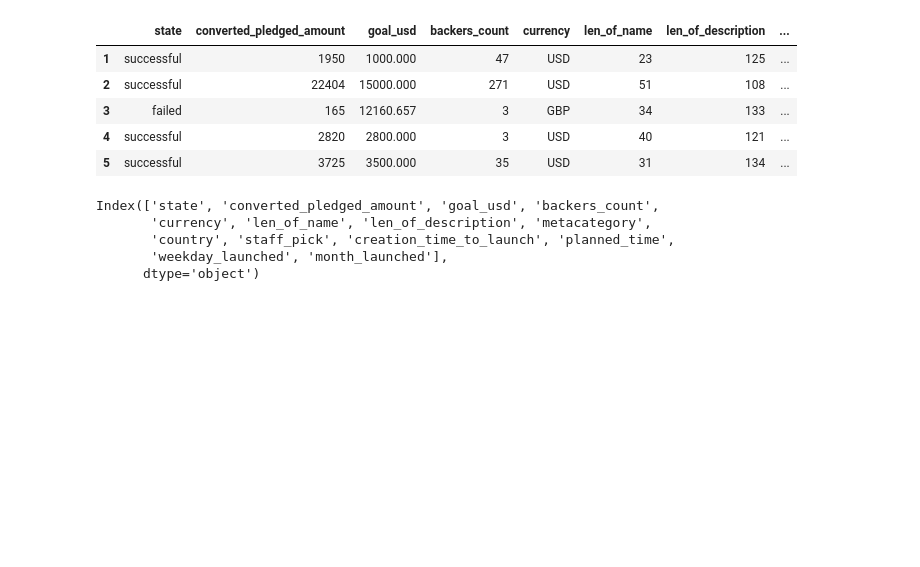
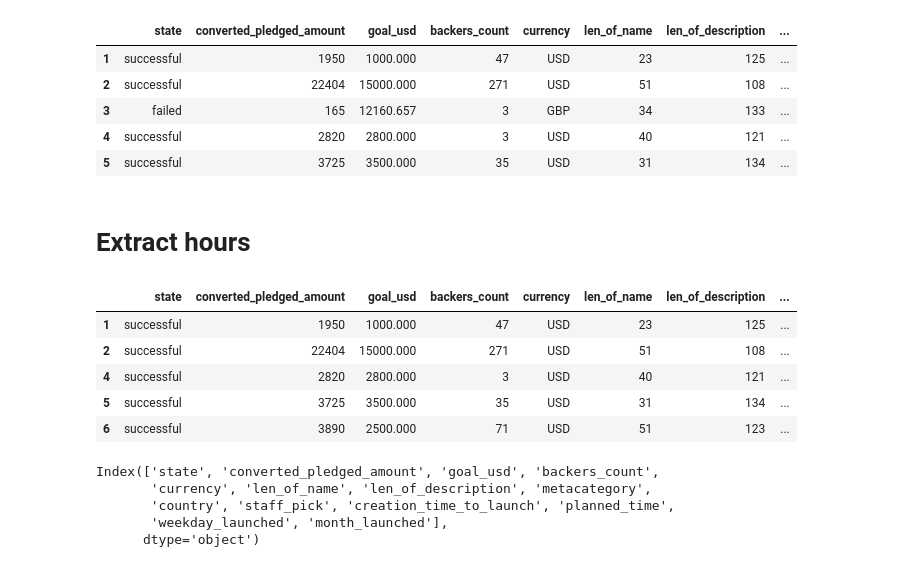
Before and after one commit to fabwerk90/Kickstarter---Project-Success-Prediction, a Jupyter notebook: Feature Engineering.ipynb, the cells around one changed output. Saved outputs shown, nothing was run; the diff lists cells and outputs as text; code cells hidden in the pictures; blank space fills up the shorter version.

```diff
--- a/Feature Engineering.ipynb
+++ b/Feature Engineering.ipynb
@@ -71,0 +80,4 @@ sns.countplot(x="state", data=df_encoded)
+# %%
+print(df_encoded.shape)
+df_encoded = df_encoded[df_encoded['country'].str.match('US')]
+df_encoded.shape
@@ -151,6 +166,71 @@ df_encoded.head()
 | 3 | failed | 165 | 12160.657 | 3 | GBP | 34 | 133 | ... |
 | 4 | successful | 2820 | 2800.000 | 3 | USD | 40 | 121 | ... |
 | 5 | successful | 3725 | 3500.000 | 35 | USD | 31 | 134 | ... |
+# %% [markdown]
+# Extract hours
+# %%
+df_encoded["hour_of_day"] = df_encoded["launched_at"].dt.hour
+df_encoded["hour_of_day"] = df_encoded["hour_of_day"].astype("str")
+
+df_encoded["hour_of_day"] = df_encoded["hour_of_day"].str.replace("23","a")
+df_encoded["hour_of_day"] = df_encoded["hour_of_day"].str.replace("22","b")
+df_encoded["hour_of_day"] = df_encoded["hour_of_day"].str.replace("21","c")
+df_encoded["hour_of_day"] = df_encoded["hour_of_day"].str.replace("20","d")
+df_encoded["hour_of_day"] = df_encoded["hour_of_day"].str.replace("19","e")
+df_encoded["hour_of_day"] = df_encoded["hour_of_day"].str.replace("18","f")
+df_encoded["hour_of_day"] = df_encoded["hour_of_day"].str.replace("17","g")
+df_encoded["hour_of_day"] = df_encoded["hour_of_day"].str.replace("16","h")
+df_encoded["hour_of_day"] = df_encoded["hour_of_day"].str.replace("15","i")
+df_encoded["hour_of_day"] = df_encoded["hour_of_day"].str.replace("14","j")
+df_encoded["hour_of_day"] = df_encoded["hour_of_day"].str.replace("13","k")
+df_encoded["hour_of_day"] = df_encoded["hour_of_day"].str.replace("12","l")
+df_encoded["hour_of_day"] = df_encoded["hour_of_day"].str.replace("11","m")
+df_encoded["hour_of_day"] = df_encoded["hour_of_day"].str.replace("10","n")
+df_encoded["hour_of_day"] = df_encoded["hour_of_day"].str.replace("9","o")
+df_encoded["hour_of_day"] = df_encoded["hour_of_day"].str.replace("8","p")
+df_encoded["hour_of_day"] = df_encoded["hour_of_day"].str.replace("7","q")
+df_encoded["hour_of_day"] = df_encoded["hour_of_day"].str.replace("6","r")
+df_encoded["hour_of_day"] = df_encoded["hour_of_day"].str.replace("5","s")
+df_encoded["hour_of_day"] = df_encoded["hour_of_day"].str.replace("4","t")
+df_encoded["hour_of_day"] = df_encoded["hour_of_day"].str.replace("3","u")
+df_encoded["hour_of_day"] = df_encoded["hour_of_day"].str.replace("2","v")
+df_encoded["hour_of_day"] = df_encoded["hour_of_day"].str.replace("1","w")
+df_encoded["hour_of_day"] = df_encoded["hour_of_day"].str.replace("0","x")
+
+df_encoded["hour_of_day"] = df_encoded["hour_of_day"].str.replace("a","00:00")
+df_encoded["hour_of_day"] = df_encoded["hour_of_day"].str.replace("b","23:00")
+df_encoded["hour_of_day"] = df_encoded["hour_of_day"].str.replace("c","22:00")
+df_encoded["hour_of_day"] = df_encoded["hour_of_day"].str.replace("d","21:00")
+df_encoded["hour_of_day"] = df_encoded["hour_of_day"].str.replace("e","20:00")
+df_encoded["hour_of_day"] = df_encoded["hour_of_day"].str.replace("f","19:00")
+df_encoded["hour_of_day"] = df_encoded["hour_of_day"].str.replace("g","18:00")
+df_encoded["hour_of_day"] = df_encoded["hour_of_day"].str.replace("h","17:00")
+df_encoded["hour_of_day"] = df_encoded["hour_of_day"].str.replace("i","16:00")
+df_encoded["hour_of_day"] = df_encoded["hour_of_day"].str.replace("j","15:00")
+df_encoded["hour_of_day"] = df_encoded["hour_of_day"].str.replace("k","14:00")
+df_encoded["hour_of_day"] = df_encoded["hour_of_day"].str.replace("l","13:00")
+df_encoded["hour_of_day"] = df_encoded["hour_of_day"].str.replace("m","12:00")
+df_encoded["hour_of_day"] = df_encoded["hour_of_day"].str.replace("n","11:00")
+df_encoded["hour_of_day"] = df_encoded["hour_of_day"].str.replace("o","10:00")
+df_encoded["hour_of_day"] = df_encoded["hour_of_day"].str.replace("p","09:00")
+df_encoded["hour_of_day"] = df_encoded["hour_of_day"].str.replace("q","08:00")
+df_encoded["hour_of_day"] = df_encoded["hour_of_day"].str.replace("r","07:00")
+df_encoded["hour_of_day"] = df_encoded["hour_of_day"].str.replace("s","06:00")
+df_encoded["hour_of_day"] = df_encoded["hour_of_day"].str.replace("t","05:00")
+df_encoded["hour_of_day"] = df_encoded["hour_of_day"].str.replace("u","04:00")
+df_encoded["hour_of_day"] = df_encoded["hour_of_day"].str.replace("v","03:00")
+df_encoded["hour_of_day"] = df_encoded["hour_of_day"].str.replace("w","02:00")
+df_encoded["hour_of_day"] = df_encoded["hour_of_day"].str.replace("x","01:00")
+
+df_encoded = df_encoded.drop (["launched_at"],axis=1)
+df_encoded.head()
+# %% [output]
+|  | state | converted_pledged_amount | goal_usd | backers_count | currency | len_of_name | len_of_description | ... |
+| 1 | successful | 1950 | 1000.000 | 47 | USD | 23 | 125 | ... |
+| 2 | successful | 22404 | 15000.000 | 271 | USD | 51 | 108 | ... |
+| 4 | successful | 2820 | 2800.000 | 3 | USD | 40 | 121 | ... |
+| 5 | successful | 3725 | 3500.000 | 35 | USD | 31 | 134 | ... |
+| 6 | successful | 3890 | 2500.000 | 71 | USD | 51 | 123 | ... |
 # %%
 df_encoded.columns
 # %% [output]
```
Also changed, not shown: parts of 4 cells of this notebook.
